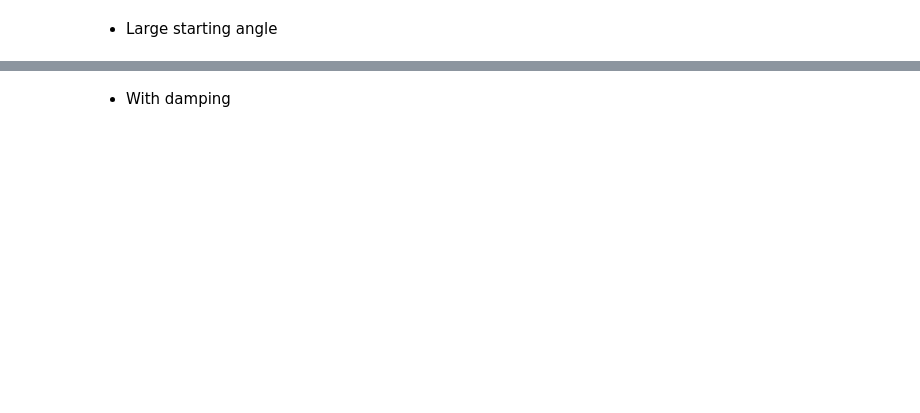
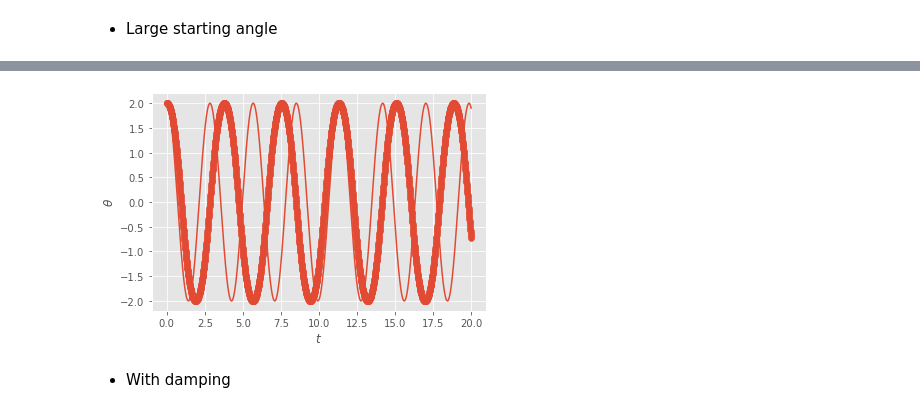
Before and after one commit to sandyherho/physComp, a Jupyter notebook: 05_diffEq/01.ipynb, the cells around one changed output, grey strips where cells are left out. Drawn from its saved outputs; the diff is of its cells as text; code cells hidden in the pictures; blank space fills up the shorter version.

```diff
--- a/05_diffEq/01.ipynb
+++ b/05_diffEq/01.ipynb
@@ -248,2 +317,12 @@ For small angles \\( \theta\ll 1 \\) and without damping b = 0, we have
+# %%
+test_t = np.linspace(0, nmax*h, nmax)
+test_theta = theta00*np.cos(np.sqrt(g/length)*test_t)
+
+plt.plot(test_t, test_theta)
+plt.scatter(solutions[0], solutions[1])
+plt.xlabel('$t$');
+plt.ylabel(r'$\theta$');
+# %% [output]
+[figure, added]
 # %% [markdown]
 - With damping
```
Also changed, not shown: parts of 14 cells of this notebook.
